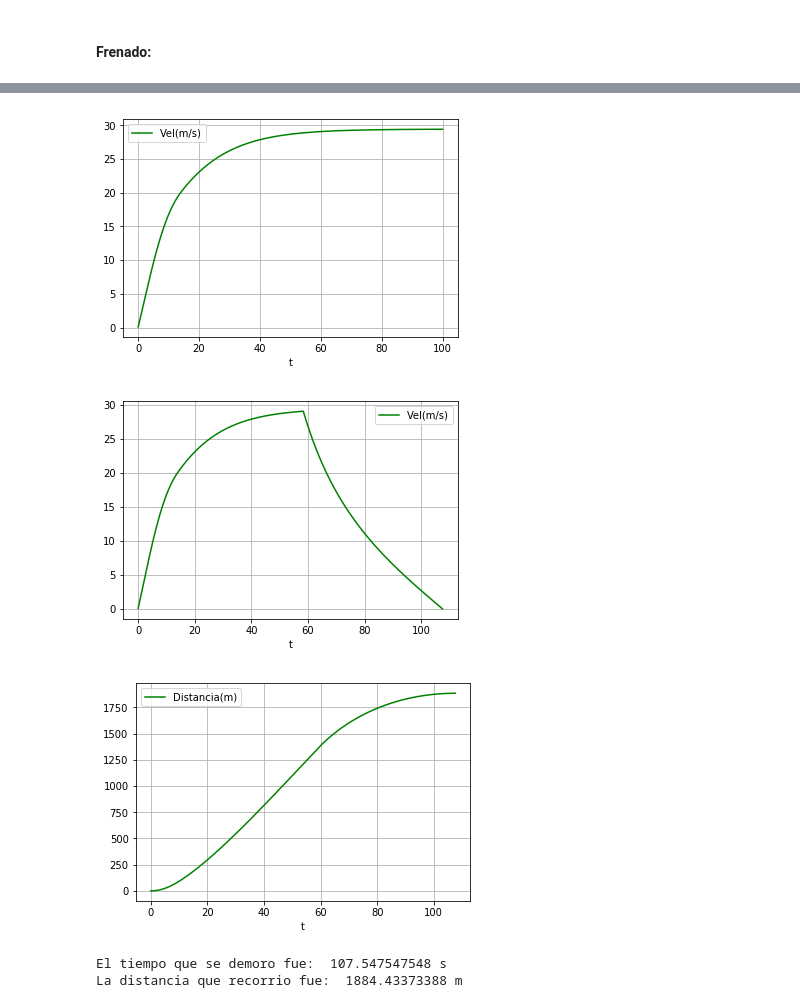
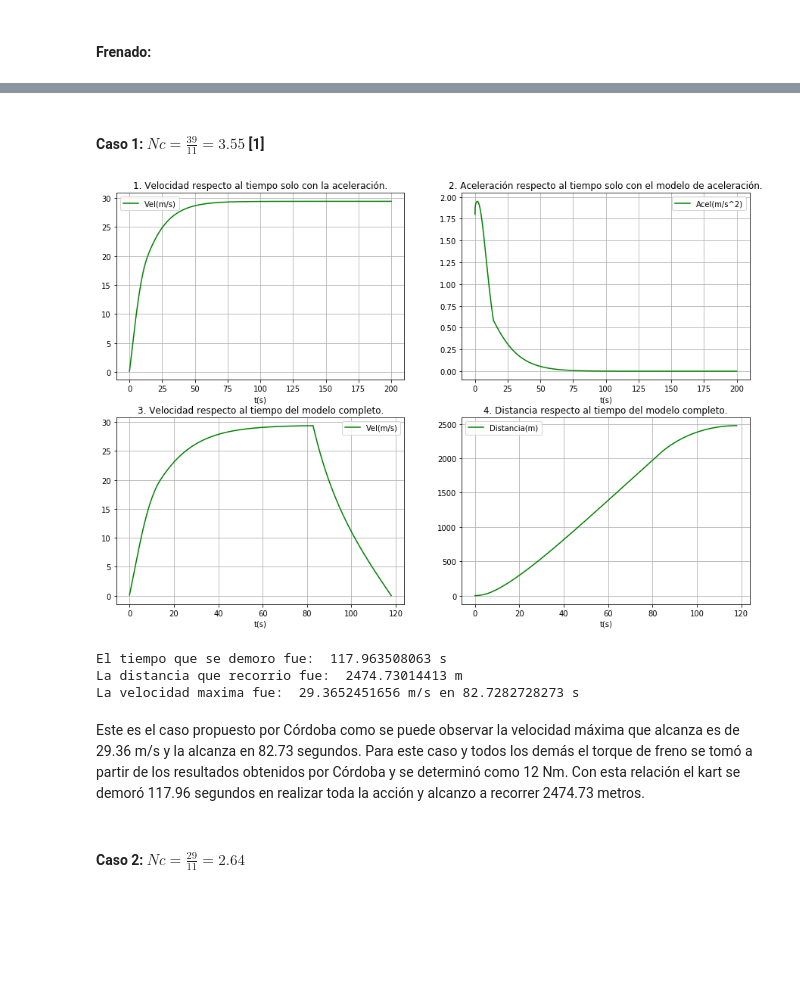
Before and after one commit to dafeja96/Herramientas-Computacionales-IMEC3602, a Jupyter notebook: Taller_2/Taller_2.ipynb, the cells around one changed output, grey strips where cells are left out. Cells and saved outputs as stored; diff of their text form; code cells hidden in the pictures; blank space fills up the shorter version.

```diff
--- a/Taller_2/Taller_2.ipynb
+++ b/Taller_2/Taller_2.ipynb
@@ -130,7 +132,7 @@ def funa(y,t,rhox,afx,cdx,rejex,Ncx,wx,Iwx,Idx,Iex,rx,efix):
 # %%
 def funf(y,t,rhox,afx,cdx,rejex,Ncx,wx,Iwx,Idx,Iex,rx,efix):
     dist, vel=y
-    #torquedefrenos=cte=10 Nm
-    acel=((-2*Ncx*efix/rx)-frodadura_const(vel,wx)-farrastre(vel,rhox,afx,cdx))/((wx/9.81)+Masaequi(Iwx,Idx,Iex,Ncx,rx))
+    #torquedefrenos=cte=12 Nm
+    acel=((-12/rx)-frodadura_const(vel,wx)-farrastre(vel,rhox,afx,cdx))/((wx/9.81)+Masaequi(Iwx,Idx,Iex,Ncx,rx))
     dydt=[vel,acel]
     return dydt
@@ -164,0 +175,9 @@ Id=(meje*reje**2)/2.0 # Inercia del eje de las llantas (kg-m^2)
+# %%
+def calAcel(Velx,rhox,afx,cdx,rejex,Ncx,wx,Iwx,Idx,Iex,rx,efix):
+    numDatos=Velx.size
+    acel=[]
+    for i in range(0,numDatos):
+        acel.append([(((torqueMotor(omega(Velx[i],rx,Ncx))*Ncx*efix)/rx)-frodadura_const(Velx[i],wx)-farrastre(Velx[i],rhox,afx,cdx))
+        /((wx/9.81)+Masaequi(Iwx,Idx,Iex,Ncx,rx))])
+    a=np.array(acel)
+    return a
@@ -165,58 +265,71 @@ Id=(meje*reje**2)/2.0 # Inercia del eje de las llantas (kg-m^2)
+# %% [markdown]
+#### Caso 1: $Nc=\frac{39}{11}=3.55$ [1]
 # %%
 dp=11.0 # Dientes del piñon
 dpl=39.0 # Dientes del plato
 Nc=dpl/dp # Relación de Transmisión
 
 y0=[0.0,0.1]
-t0 = np.linspace(0,100,1000)
+t0 = np.linspace(0,200,10000)
 sol0 = odeint(funa, y0, t0,args=(rho,af,cd,reje,Nc,w,Iw,Id,Ie,r,efi))
-
+acel=calAcel(sol0[:,1],rho,af,cd,reje,Nc,w,Iw,Id,Ie,r,efi)
 modelo=[]
 i=0
-while sol0[i+1,1]-sol0[i,1]>0.003:
+while sol0[i+1,1]-sol0[i,1]>0.0001:
     modelo.append([t0[i],sol0[i,0],sol0[i,1]])
     i=i+1
 tVmax=modelo[-1][0]
 disVmax=modelo[-1][1]
 Vmax=modelo[-1][2]
 
 y1=[0,Vmax]
-t1 = np.linspace(0, 70, 1000)
+t1 = np.linspace(0, 40, 1000)
 sol1 = odeint(funf, y1, t1,args=(rho,af,cd,reje,Nc,w,Iw,Id,Ie,r,efi))
 
 j=0
 while sol1[j,1]>=0:
     modelo.append([tVmax+t1[j],disVmax+sol1[j,0],sol1[j,1]])
     j=j+1
 
 mod=np.array(modelo)
 
-figure()
+figure(figsize=(15,10))
+plt.subplot(2,2,1)
 plt.plot(t0,sol0[:,1], 'g', label='Vel(m/s)')
 plt.legend(loc='best')
-plt.xlabel('t')
+plt.xlabel('t(s)')
+plt.title('1. Velocidad respecto al tiempo solo con la aceleración.')
+plt.grid()
+plt.subplot(2,2,2)
+plt.plot(t0,acel, 'g', label='Acel(m/s^2)')
+plt.legend(loc='best')
+plt.xlabel('t(s)')
+plt.title('2. Aceleración respecto al tiempo solo con el modelo de aceleración.')
+plt.grid()
+plt.subplot(2,2,3)
+plt.plot(mod[:,0],mod[:,2], 'g', label='Vel(m/s)')
+plt.legend(loc='best')
+plt.xlabel('t(s)')
+plt.title('3. Velocidad respecto al tiempo del modelo completo.')
+plt.grid()
+plt.subplot(2,2,4)
+plt.plot(mod[:,0],mod[:,1], 'g', label='Distancia(m)')
+plt.legend(loc='best')
+plt.xlabel('t(s)')
+plt.title('4. Distancia respecto al tiempo del modelo completo.')
 plt.grid()
 plt.show()
 
-figure()
-plt.plot(mod[:,0],mod[:,2], 'g', label='Vel(m/s)')
-plt.legend(loc='best')
-plt.xlabel('t')
-plt.grid()
-plt.show()
-
-figure()
-plt.plot(mod[:,0],mod[:,1], 'g', label='Distancia(m)')
-plt.legend(loc='best')
-plt.xlabel('t')
-plt.grid()
-plt.show()
 print('El tiempo que se demoro fue: ',mod[-1,0],'s')
 print('La distancia que recorrio fue: ',mod[-1,1],'m')
+print('La velocidad maxima fue: ',Vmax,'m/s en',tVmax,'s')
 # %% [output]
-[figure, old version]
+[figure, new version]
-[figure, removed]
-[figure, removed]
-El tiempo que se demoro fue:  107.547547548 s
-La distancia que recorrio fue:  1884.43373388 m
+El tiempo que se demoro fue:  117.963508063 s
+La distancia que recorrio fue:  2474.73014413 m
+La velocidad maxima fue:  29.3652451656 m/s en 82.7282728273 s
+# %% [markdown]
+Este es el caso propuesto por Córdoba como se puede observar la velocidad máxima que alcanza es de 29.36 m/s y la alcanza en 82.73 segundos. Para este caso y todos los demás el torque de freno se tomó a partir de los resultados obtenidos por Córdoba y se determinó como 12 Nm. Con esta relación el kart se demoró 117.96 segundos en realizar toda la acción y alcanzo a recorrer 2474.73 metros.
+# %% [markdown]
+#### Caso 2: $Nc=\frac{29}{11}=2.64$
 # %%
```
Also changed, not shown: parts of 21 cells of this notebook.
